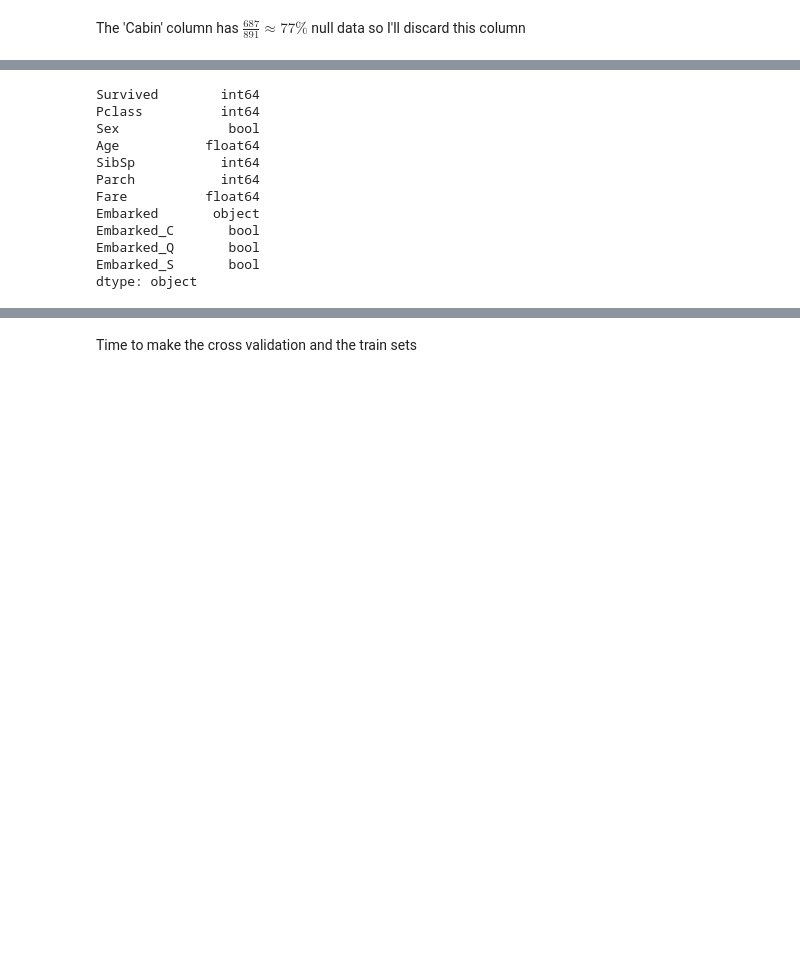
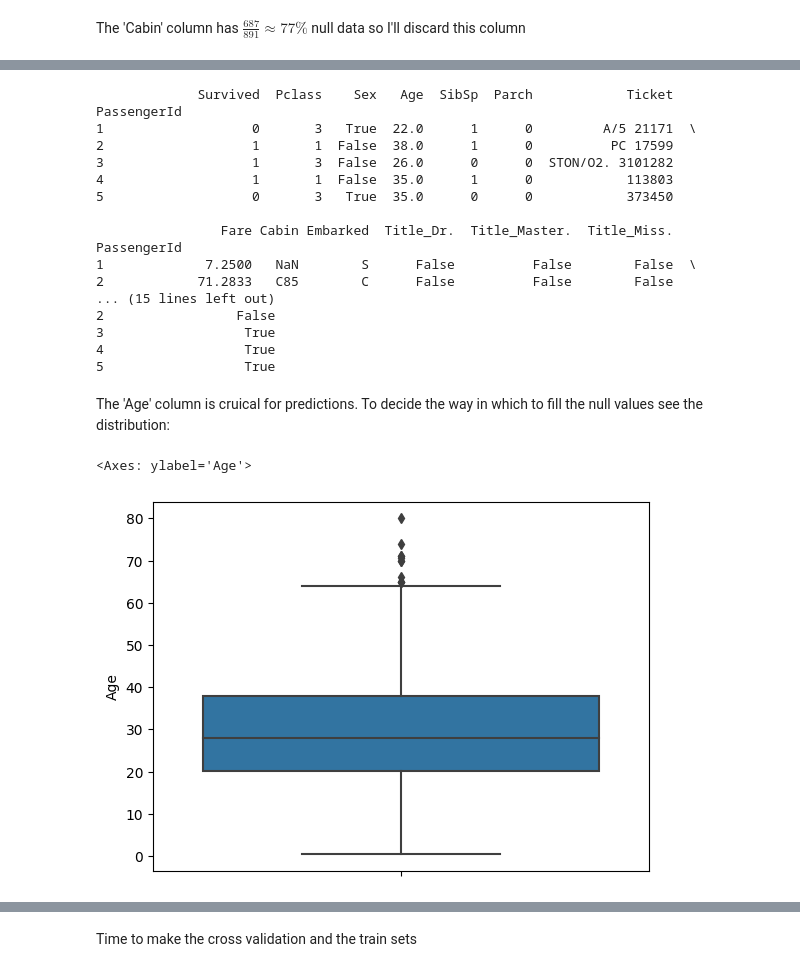
Before and after one commit to algindanil/Kaggle-Titanic, a Jupyter notebook: Titanic.ipynb, the cells around one changed output, grey strips where cells are left out. Drawn from its saved outputs; the diff is of its cells as text; code cells hidden in the pictures; blank space fills up the shorter version.

```diff
--- a/Titanic.ipynb
+++ b/Titanic.ipynb
@@ -120 +84,15 @@ df1 = df.drop(columns='Name', axis=1)
+# %%
+def encode_titles(df, titles):
+    df['Title'] = titles
+    encoded = pd.get_dummies(df['Title'], prefix='Title')
+    df = pd.concat([df, encoded], axis=1)
+
+    # drop the old column and rare titles
+    drop_titles = ['Title']
+    df.drop(columns=['Title_rare', 'Title', 'Name'], axis=1, inplace=True)
+
+    return df
+# %%
+df, train_titles = generate_titles(df)
+df = encode_titles(df, train_titles)
 # %% [markdown]
@@ -124,7 +108,14 @@ df1.drop(columns='Ticket', axis=1, inplace=True)
+# %%
+def encode_sex(df):
+    df['Sex'] = pd.get_dummies(df['Sex'], drop_first=True)
+    return df
+
+def encode_emb(df):
+    emb = pd.get_dummies(df['Embarked'], prefix='Embarked')
+    df = pd.concat([df, emb], axis=1)
+    return df
 # %%
-# one-hot encode the 'Embarked' and 'Sex' columns
-df1['Sex'] = pd.get_dummies(df1['Sex'], drop_first=True)
-emb = pd.get_dummies(df1['Embarked'], prefix='Embarked')
+df = encode_sex(df)
+df = encode_emb(df)
 
-df1 = pd.concat([df1, emb], axis=1)
-print(df1)
+drop_cols.append('Embarked')
@@ -149,16 +122,27 @@ print(df1)
 # %%
-# double-check the types
-print(df1.dtypes)
+print(df.head())
 # %% [output]
-Survived        int64
-Pclass          int64
-Sex              bool
-Age           float64
-SibSp           int64
-Parch           int64
-Fare          float64
-Embarked       object
-Embarked_C       bool
-Embarked_Q       bool
-Embarked_S       bool
-dtype: object
+             Survived  Pclass    Sex   Age  SibSp  Parch            Ticket
+PassengerId
+1                   0       3   True  22.0      1      0         A/5 21171  \
+2                   1       1  False  38.0      1      0          PC 17599
+3                   1       3  False  26.0      0      0  STON/O2. 3101282
+4                   1       1  False  35.0      1      0            113803
+5                   0       3   True  35.0      0      0            373450
+
+                Fare Cabin Embarked  Title_Dr.  Title_Master.  Title_Miss.
+PassengerId
+1             7.2500   NaN        S      False          False        False  \
+2            71.2833   C85        C      False          False        False
+... (15 lines left out)
+2                 False
+3                  True
+4                  True
+5                  True
+# %% [markdown]
+The 'Age' column is cruical for predictions. To decide the way in which to fill the null values see the distribution:
+# %%
+sns.boxplot(y='Age', data=df)
+# %% [output]
+<Axes: ylabel='Age'>
+[figure, added]
```
Also changed, not shown: parts of 37 cells of this notebook, 3 other files.
